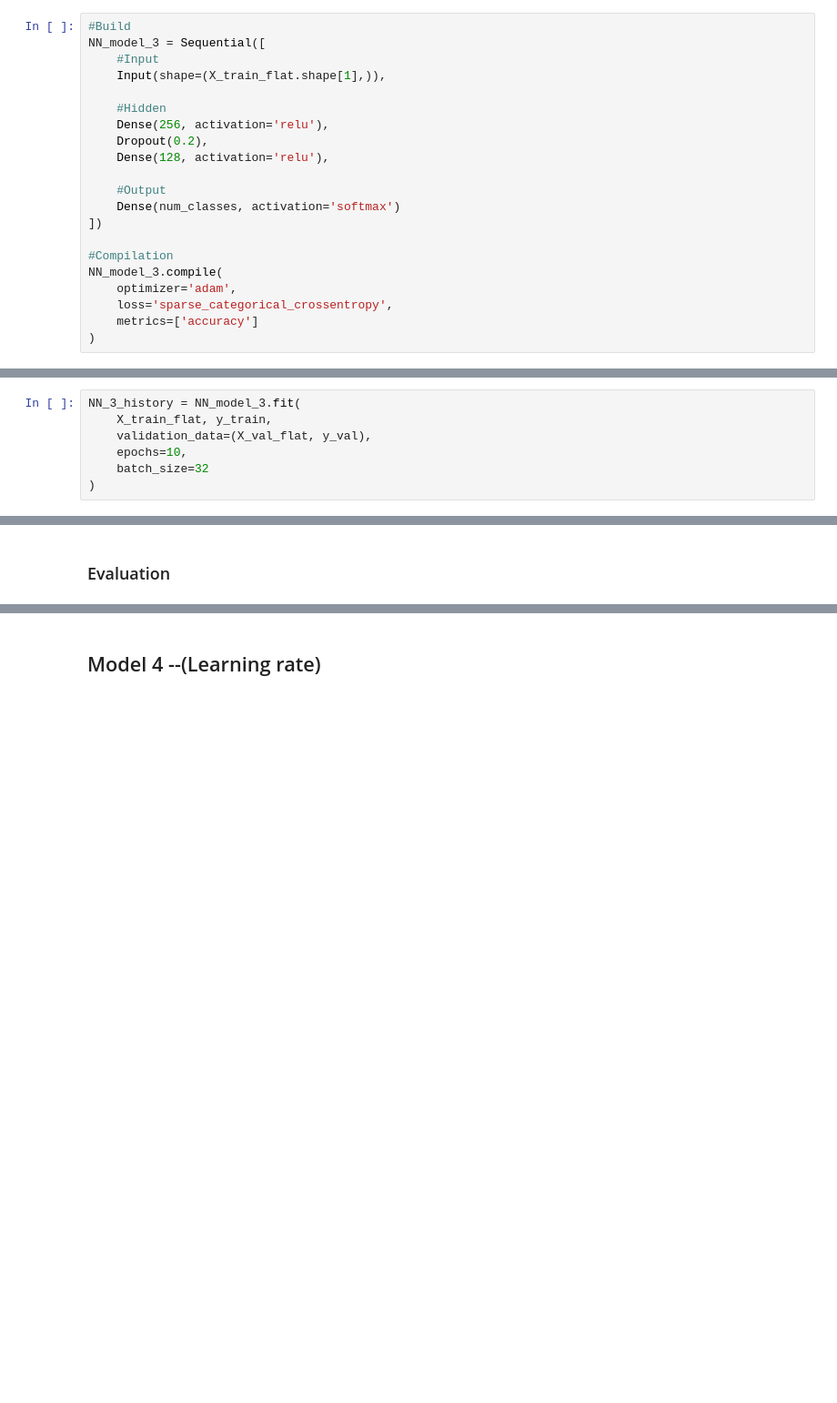
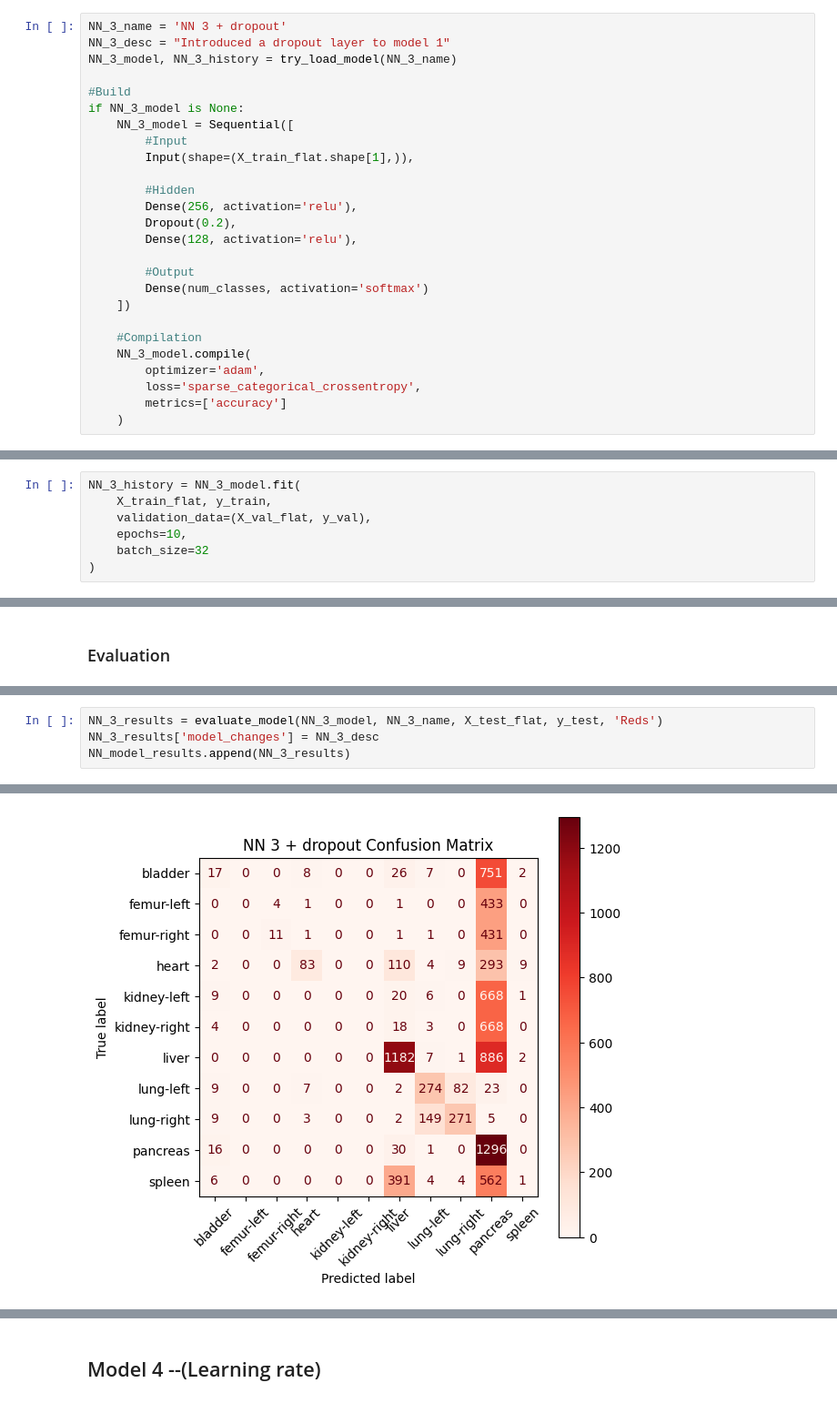
Before and after one commit to 4yala/NotebooksDL, a Jupyter notebook: CW2_DL.ipynb, the cells around one changed output, grey strips where cells are left out. Shown at 91% size. Drawn from its saved outputs; the diff is of its cells as text; blank space fills up the shorter version.

```diff
--- a/CW2_DL.ipynb
+++ b/CW2_DL.ipynb
@@ -819,24 +922,29 @@ weighted avg       0.51      0.45      0.46      8827
 # %% [markdown]
 ### Definition
 # %%
+NN_3_name = 'NN 3 + dropout'
+NN_3_desc = "Introduced a dropout layer to model 1"
+NN_3_model, NN_3_history = try_load_model(NN_3_name)
+
 #Build
-NN_model_3 = Sequential([
-    #Input
-    Input(shape=(X_train_flat.shape[1],)),
+if NN_3_model is None:
+    NN_3_model = Sequential([
+        #Input
+        Input(shape=(X_train_flat.shape[1],)),
 
-    #Hidden
-    Dense(256, activation='relu'),
-    Dropout(0.2),
-    Dense(128, activation='relu'),
+        #Hidden
+        Dense(256, activation='relu'),
+        Dropout(0.2),
+        Dense(128, activation='relu'),
 
-    #Output
-    Dense(num_classes, activation='softmax')
-])
+        #Output
+        Dense(num_classes, activation='softmax')
+    ])
 
-#Compilation
-NN_model_3.compile(
-    optimizer='adam',
-    loss='sparse_categorical_crossentropy',
-    metrics=['accuracy']
-)
+    #Compilation
+    NN_3_model.compile(
+        optimizer='adam',
+        loss='sparse_categorical_crossentropy',
+        metrics=['accuracy']
+    )
 # %% [output]
@@ -860,7 +952,7 @@ Your kernel may have been built without NUMA support.
 # %% [markdown]
 ### Training
 # %%
-NN_3_history = NN_model_3.fit(
+NN_3_history = NN_3_model.fit(
     X_train_flat, y_train,
     validation_data=(X_val_flat, y_val),
     epochs=10,
@@ -960,0 +1011,5 @@ weighted avg       0.35      0.38      0.29      8827
+# %%
+NN_3_results = evaluate_model(NN_3_model, NN_3_name, X_test_flat, y_test, 'Reds')
+NN_3_results['model_changes'] = NN_3_desc
+NN_model_results.append(NN_3_results)
+# %% [output]
@@ -960,0 +1043 @@ weighted avg       0.35      0.38      0.29      8827
+[figure, added]
```
Also changed, not shown: parts of 44 cells of this notebook, 1 other file.
